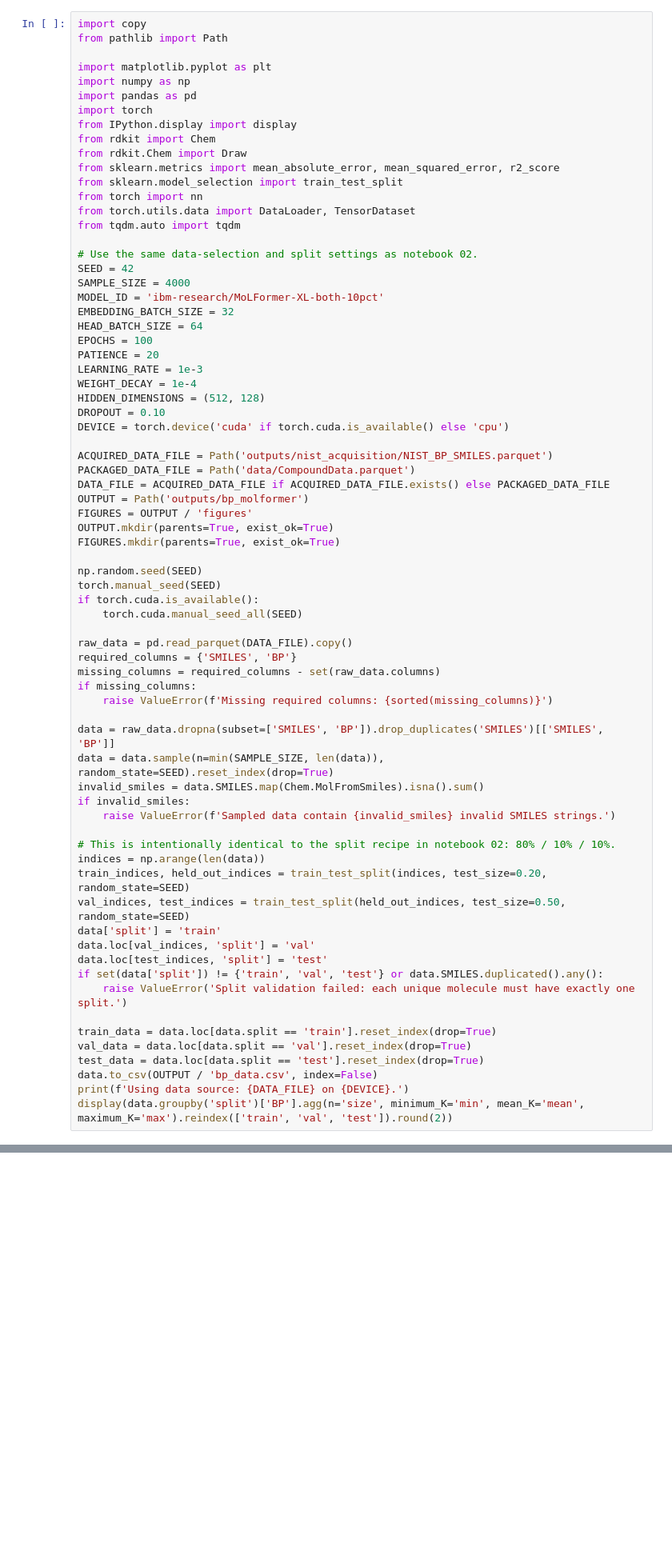
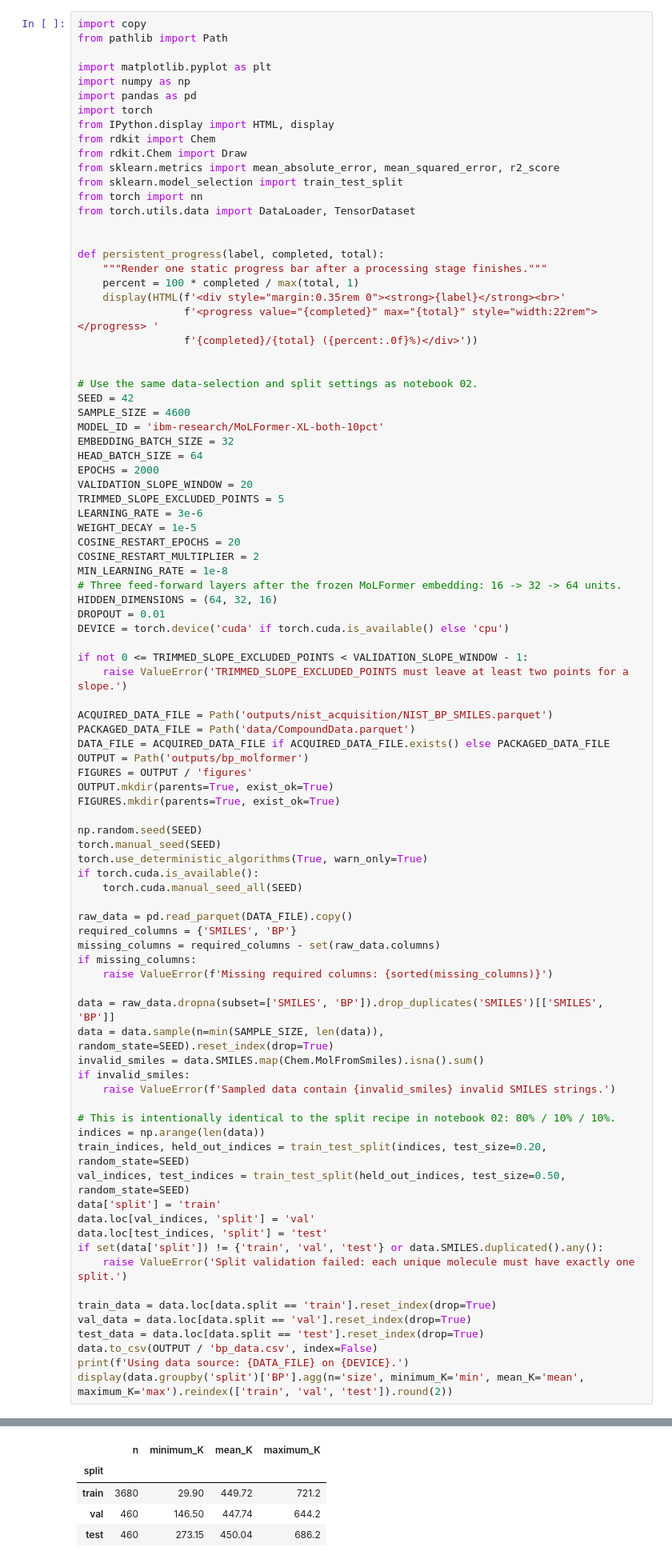
Before and after one commit to thiasyoung/2026-avs-ml-vibe-coding-workshop, a Jupyter notebook: 01_boiling_point/03_BP_2_Foundation_Model.ipynb, the cells around one changed output, grey strips where cells are left out. Shown at 80% size. Saved outputs shown, nothing was run; the diff lists cells and outputs as text; blank space fills up the shorter version.

```diff
--- a/01_boiling_point/03_BP_2_Foundation_Model.ipynb
+++ b/01_boiling_point/03_BP_2_Foundation_Model.ipynb
@@ -30,28 +30,44 @@ import matplotlib.pyplot as plt
 import numpy as np
 import pandas as pd
 import torch
-from IPython.display import display
+from IPython.display import HTML, display
 from rdkit import Chem
 from rdkit.Chem import Draw
 from sklearn.metrics import mean_absolute_error, mean_squared_error, r2_score
 from sklearn.model_selection import train_test_split
 from torch import nn
 from torch.utils.data import DataLoader, TensorDataset
-from tqdm.auto import tqdm
+
+
+def persistent_progress(label, completed, total):
+    """Render one static progress bar after a processing stage finishes."""
+    percent = 100 * completed / max(total, 1)
+    display(HTML(f'<div style="margin:0.35rem 0"><strong>{label}</strong><br>'
+                 f'<progress value="{completed}" max="{total}" style="width:22rem"></progress> '
+                 f'{completed}/{total} ({percent:.0f}%)</div>'))
+
 
 # Use the same data-selection and split settings as notebook 02.
 SEED = 42
-SAMPLE_SIZE = 4000
+SAMPLE_SIZE = 4600
 MODEL_ID = 'ibm-research/MoLFormer-XL-both-10pct'
 EMBEDDING_BATCH_SIZE = 32
 HEAD_BATCH_SIZE = 64
-EPOCHS = 100
-PATIENCE = 20
-LEARNING_RATE = 1e-3
-WEIGHT_DECAY = 1e-4
-HIDDEN_DIMENSIONS = (512, 128)
-DROPOUT = 0.10
+EPOCHS = 2000
+VALIDATION_SLOPE_WINDOW = 20
+TRIMMED_SLOPE_EXCLUDED_POINTS = 5
+LEARNING_RATE = 3e-6
+WEIGHT_DECAY = 1e-5
+COSINE_RESTART_EPOCHS = 20
+COSINE_RESTART_MULTIPLIER = 2
+MIN_LEARNING_RATE = 1e-8
+# Three feed-forward layers after the frozen MoLFormer embedding: 16 -> 32 -> 64 units.
+HIDDEN_DIMENSIONS = (64, 32, 16)
+DROPOUT = 0.01
 DEVICE = torch.device('cuda' if torch.cuda.is_available() else 'cpu')
+
+if not 0 <= TRIMMED_SLOPE_EXCLUDED_POINTS < VALIDATION_SLOPE_WINDOW - 1:
+    raise ValueError('TRIMMED_SLOPE_EXCLUDED_POINTS must leave at least two points for a slope.')
 
 ACQUIRED_DATA_FILE = Path('outputs/nist_acquisition/NIST_BP_SMILES.parquet')
 PACKAGED_DATA_FILE = Path('data/CompoundData.parquet')
@@ -63,6 +79,7 @@ FIGURES.mkdir(parents=True, exist_ok=True)
 
 np.random.seed(SEED)
 torch.manual_seed(SEED)
+torch.use_deterministic_algorithms(True, warn_only=True)
 if torch.cuda.is_available():
     torch.cuda.manual_seed_all(SEED)
 
@@ -94,3 +111,4 @@ test_data = data.loc[data.split == 'test'].reset_index(drop=True)
 data.to_csv(OUTPUT / 'bp_data.csv', index=False)
 print(f'Using data source: {DATA_FILE} on {DEVICE}.')
 display(data.groupby('split')['BP'].agg(n='size', minimum_K='min', mean_K='mean', maximum_K='max').reindex(['train', 'val', 'test']).round(2))
+# %% [output]
@@ -97,3 +116,8 @@ display(data.groupby('split')['BP'].agg(n='size', minimum_K='min', mean_K='mean'
+|  | n | minimum_K | mean_K | maximum_K |
+| split |  |  |  |  |
+| train | 3680 | 29.90 | 449.72 | 721.2 |
+| val | 460 | 146.50 | 447.74 | 644.2 |
+| test | 460 | 273.15 | 450.04 | 686.2 |
 # %%
 try:
     from transformers import AutoModel, AutoTokenizer
```
Also changed, not shown: parts of 7 cells of this notebook, 3 other files.
